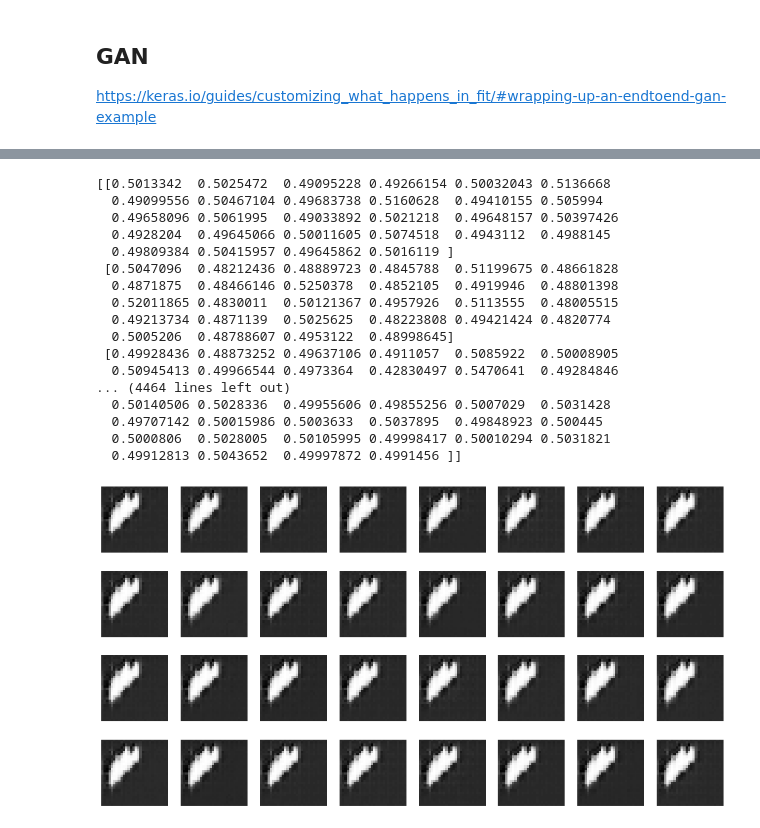
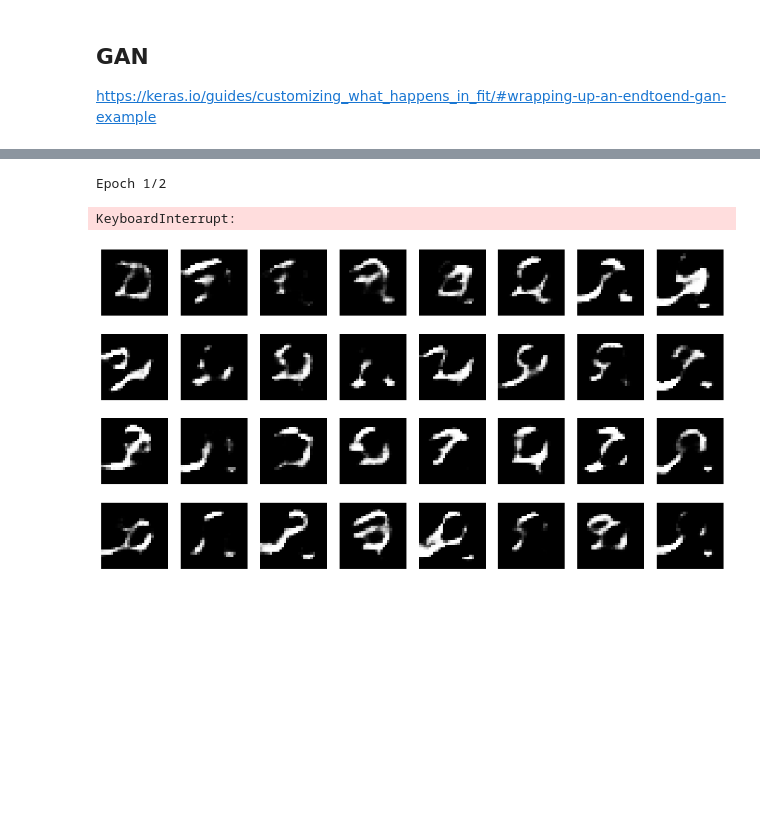
Before and after one commit to Cuzime/ML_projects, a Jupyter notebook: GANs.ipynb, the cells around one changed output, grey strips where cells are left out. Drawn from its saved outputs; the diff is of its cells as text; code cells hidden in the pictures; blank space fills up the shorter version.

```diff
--- a/GANs.ipynb
+++ b/GANs.ipynb
@@ -57,0 +21,15 @@ np.shape(all_digits)
+# %%
+# Prepare the dataset. We use both the training & test MNIST digits.
+
+batch_size = 64
+
+(x_train, _), (x_test, _) = keras.datasets.mnist.load_data()
+
+all_digits = np.concatenate([x_train, x_test])
+all_digits = all_digits.astype("float32") / 255.0
+all_digits = np.reshape(all_digits, (-1, 28, 28, 1))
+
+print(np.shape(all_digits))
+
+dataset = tf.data.Dataset.from_tensor_slices(all_digits)
+dataset = dataset.shuffle(buffer_size = 1024).batch(batch_size)
@@ -229,37 +208,28 @@ gan.compile(
+# %%
+epochs = 2
+batch_size = 128
+
+gan.fit(dataset, epochs = epochs, batch_size = batch_size)
+# %% [output]
+Epoch 1/2
+KeyboardInterrupt:
 # %%
 # generate random digits
 
 scale = 1
 length = 0
 
 plt.figure(figsize=(15,8))
 for i in range(32):
   z = []
   for j in range(latent_dim):
-    z.append(np.random.normal(loc = np.random.uniform(-length, length), scale = scale))
+    z.append(np.random.normal(loc = 0, scale = scale))
 
   ax = plt.subplot(4, 8, i + 1)
   z_vector_sampled = np.array([z])
   generated = generator.predict(z_vector_sampled, verbose = False)
   image = (generated[0].reshape(28,28)+1)/2
   plt.imshow(image, cmap = 'gray')
   plt.axis("off")
 # %% [output]
-[[0.5013342  0.5025472  0.49095228 0.49266154 0.50032043 0.5136668
-  0.49099556 0.50467104 0.49683738 0.5160628  0.49410155 0.505994
-  0.49658096 0.5061995  0.49033892 0.5021218  0.49648157 0.50397426
-  0.4928204  0.49645066 0.50011605 0.5074518  0.4943112  0.4988145
-  0.49809384 0.50415957 0.49645862 0.5016119 ]
- [0.5047096  0.48212436 0.48889723 0.4845788  0.51199675 0.48661828
-  0.4871875  0.48466146 0.5250378  0.4852105  0.4919946  0.48801398
-  0.52011865 0.4830011  0.50121367 0.4957926  0.5113555  0.48005515
-  0.49213734 0.4871139  0.5025625  0.48223808 0.49421424 0.4820774
-  0.5005206  0.48788607 0.4953122  0.48998645]
- [0.49928436 0.48873252 0.49637106 0.4911057  0.5085922  0.50008905
-  0.50945413 0.49966544 0.4973364  0.42830497 0.5470641  0.49284846
-... (4464 lines left out)
-  0.50140506 0.5028336  0.49955606 0.49855256 0.5007029  0.5031428
-  0.49707142 0.50015986 0.5003633  0.5037895  0.49848923 0.500445
-  0.5000806  0.5028005  0.50105995 0.49998417 0.50010294 0.5031821
-  0.49912813 0.5043652  0.49997872 0.4991456 ]]
-[figure, old version]
+[figure, new version]
```
Also changed, not shown: parts of 13 cells of this notebook.
